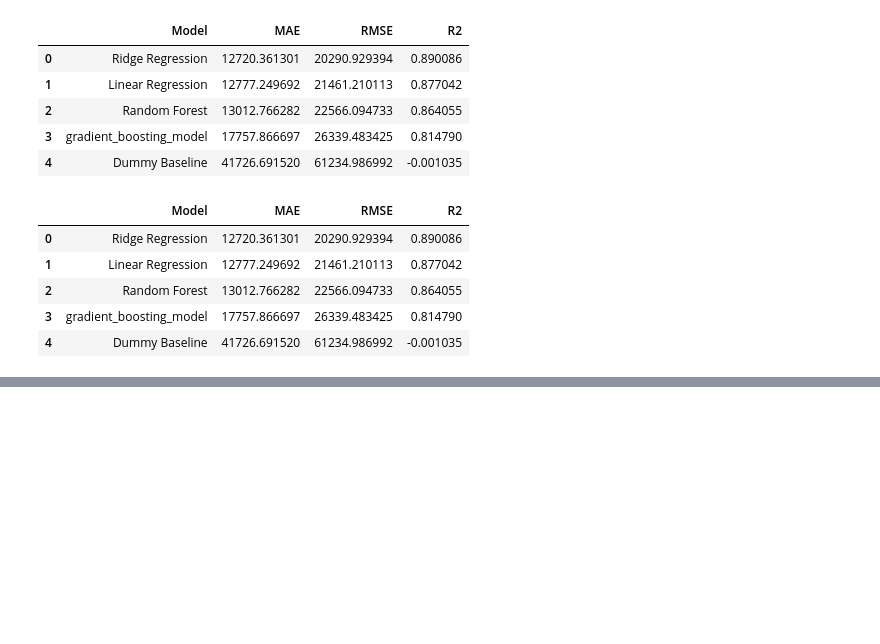
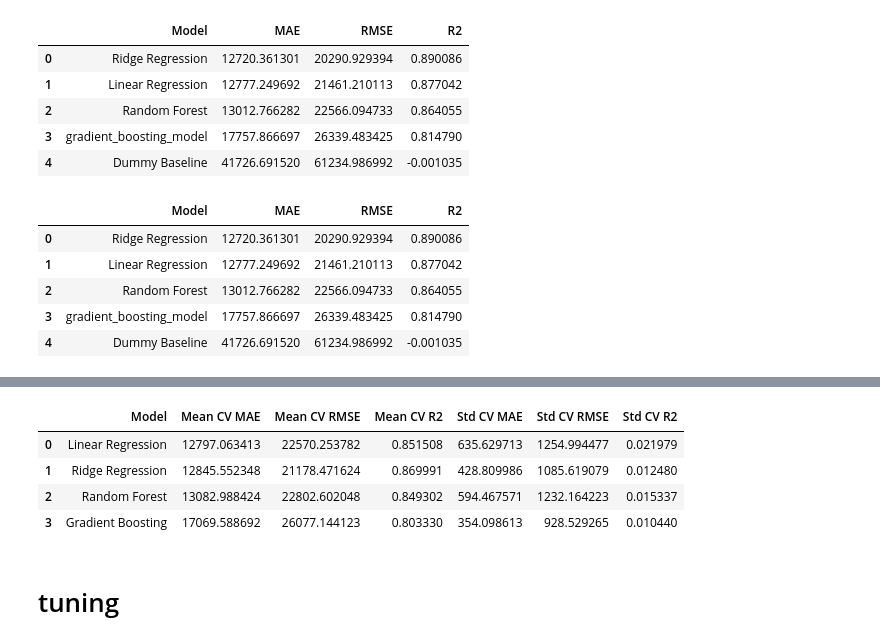
Before and after one commit to Sandeep-060/LaptopWise, a Jupyter notebook: notebooks/05_ml_pipeline.ipynb, the cells around one changed output, grey strips where cells are left out. Saved outputs shown, nothing was run; the diff lists cells and outputs as text; code cells hidden in the pictures; blank space fills up the shorter version.

```diff
--- a/notebooks/05_ml_pipeline.ipynb
+++ b/notebooks/05_ml_pipeline.ipynb
@@ -666,0 +930,17 @@ comparison_by_rmse
+# %%
+gradient_boosting_cv_results = cross_validate(
+    gradient_boosting_cv_pipeline,
+    X_train,
+    y_train,
+    cv=cv,
+    scoring={
+        "MAE": "neg_mean_absolute_error",
+        "RMSE": "neg_root_mean_squared_error",
+        "R2": "r2"
+    },
+    return_train_score=False
+)
+# %%
+gradient_boosting_cv_mae = -gradient_boosting_cv_results["test_MAE"]
+gradient_boosting_cv_rmse = -gradient_boosting_cv_results["test_RMSE"]
+gradient_boosting_cv_r2 = gradient_boosting_cv_results["test_R2"]
@@ -666,0 +978,55 @@ comparison_by_rmse
+# %%
+cv_comparison = pd.DataFrame({
+    "Model": [
+        "Linear Regression",
+        "Ridge Regression",
+        "Random Forest",
+        "Gradient Boosting"
+    ],
+    "Mean CV MAE": [
+        linear_cv_mae.mean(),
+        ridge_cv_mae.mean(),
+        random_forest_cv_mae.mean(),
+        gradient_boosting_cv_mae.mean()
+    ],
+    "Mean CV RMSE": [
+        linear_cv_rmse.mean(),
+        ridge_cv_rmse.mean(),
+        random_forest_cv_rmse.mean(),
+        gradient_boosting_cv_rmse.mean()
+    ],
+    "Mean CV R2": [
+        linear_cv_r2.mean(),
+        ridge_cv_r2.mean(),
+        random_forest_cv_r2.mean(),
+        gradient_boosting_cv_r2.mean()
+    ],
+    "Std CV MAE": [
+        linear_cv_mae.std(),
+        ridge_cv_mae.std(),
+        random_forest_cv_mae.std(),
+        gradient_boosting_cv_mae.std()
+    ],
+    "Std CV RMSE": [
+        linear_cv_rmse.std(),
+        ridge_cv_rmse.std(),
+        random_forest_cv_rmse.std(),
+        gradient_boosting_cv_rmse.std()
+    ],
+    "Std CV R2": [
+        linear_cv_r2.std(),
+        ridge_cv_r2.std(),
+        random_forest_cv_r2.std(),
+        gradient_boosting_cv_r2.std()
+    ]
+})
+
+cv_comparison
+# %% [output]
+|  | Model | Mean CV MAE | Mean CV RMSE | Mean CV R2 | Std CV MAE | Std CV RMSE | Std CV R2 |
+| 0 | Linear Regression | 12797.063413 | 22570.253782 | 0.851508 | 635.629713 | 1254.994477 | 0.021979 |
+| 1 | Ridge Regression | 12845.552348 | 21178.471624 | 0.869991 | 428.809986 | 1085.619079 | 0.012480 |
+| 2 | Random Forest | 13082.988424 | 22802.602048 | 0.849302 | 594.467571 | 1232.164223 | 0.015337 |
+| 3 | Gradient Boosting | 17069.588692 | 26077.144123 | 0.803330 | 354.098613 | 928.529265 | 0.010440 |
+# %% [markdown]
+# tuning
```
Also changed, not shown: parts of 39 cells of this notebook.
